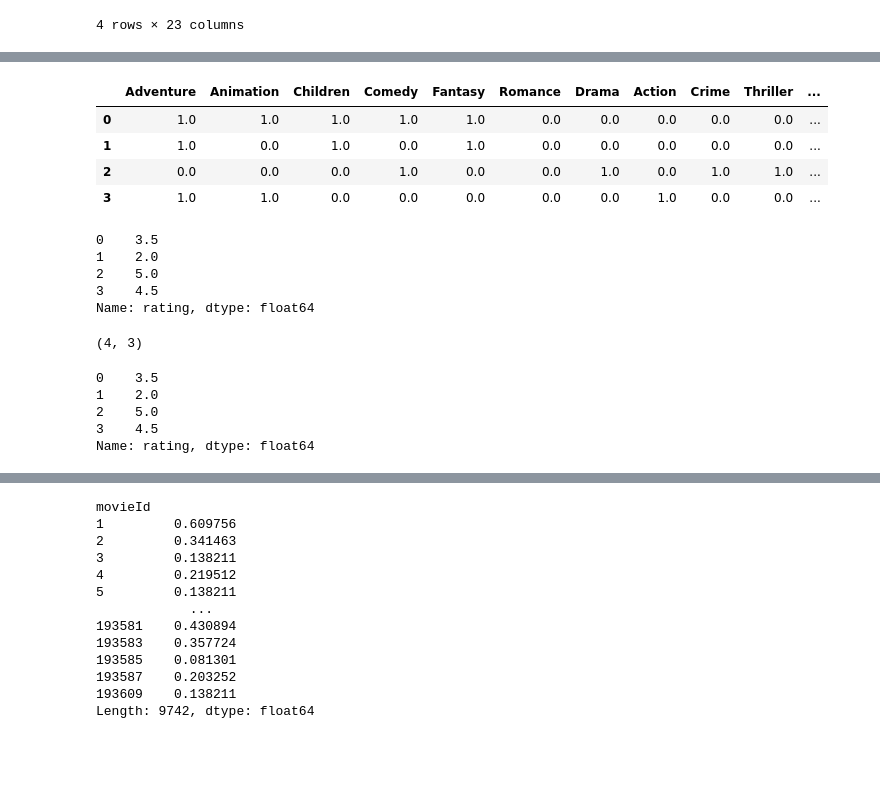
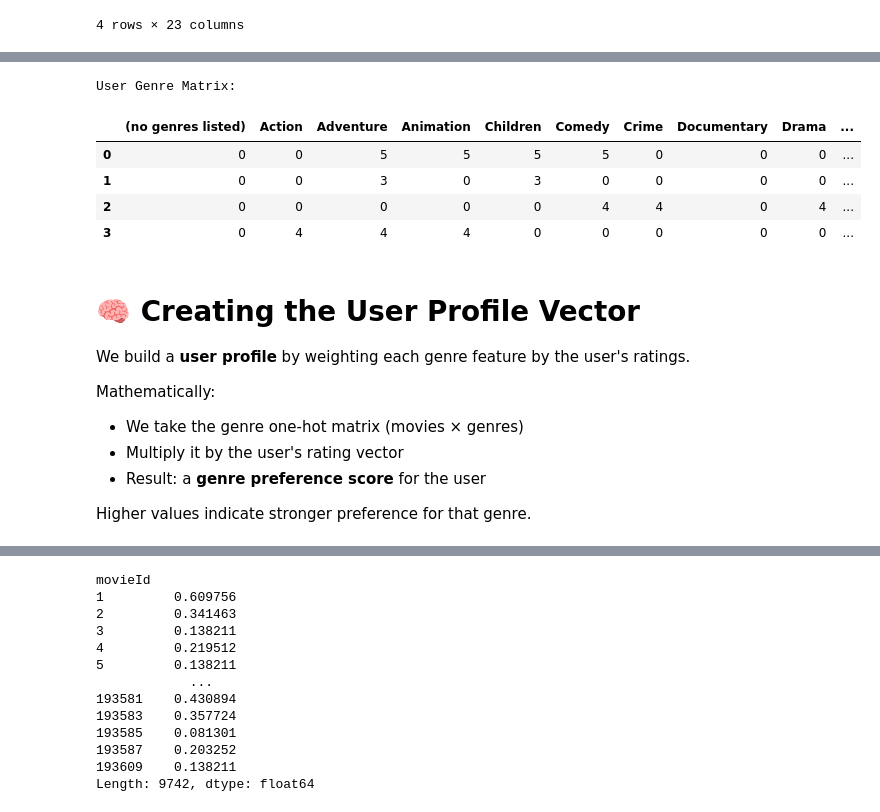
Before and after one commit to M-H-Tabatabai/IMDB-Website-Recommender-System-Project, a Jupyter notebook: recommender_sys_content_based.ipynb, the cells around one changed output, grey strips where cells are left out. Cells and saved outputs as stored; diff of their text form; code cells hidden in the pictures; blank space fills up the shorter version.

```diff
--- a/recommender_sys_content_based.ipynb
+++ b/recommender_sys_content_based.ipynb
@@ -364,31 +377,25 @@ display(user_movies)
 # %%
-user_genre_table = usermovies.drop(columns=['movieId', 'genres', 'year', 'title'])
+# Remove non-genre columns
+user_genre_table = user_movies.drop(columns=["movieId", "title", "year"])
+
+print("User Genre Matrix:")
+display(user_genre_table)
+# %% [output]
+User Genre Matrix:
+|  | (no genres listed) | Action | Adventure | Animation | Children | Comedy | Crime | Documentary | Drama | ... |
+| 0 | 0 | 0 | 5 | 5 | 5 | 5 | 0 | 0 | 0 | ... |
+| 1 | 0 | 0 | 3 | 0 | 3 | 0 | 0 | 0 | 0 | ... |
+| 2 | 0 | 0 | 0 | 0 | 0 | 4 | 4 | 0 | 4 | ... |
+| 3 | 0 | 4 | 4 | 4 | 0 | 0 | 0 | 0 | 0 | ... |
-# %%
-user_genre_table
-# %% [output]
-|  | Adventure | Animation | Children | Comedy | Fantasy | Romance | Drama | Action | Crime | Thriller | ... |
-| 0 | 1.0 | 1.0 | 1.0 | 1.0 | 1.0 | 0.0 | 0.0 | 0.0 | 0.0 | 0.0 | ... |
-| 1 | 1.0 | 0.0 | 1.0 | 0.0 | 1.0 | 0.0 | 0.0 | 0.0 | 0.0 | 0.0 | ... |
-| 2 | 0.0 | 0.0 | 0.0 | 1.0 | 0.0 | 0.0 | 1.0 | 0.0 | 1.0 | 1.0 | ... |
-| 3 | 1.0 | 1.0 | 0.0 | 0.0 | 0.0 | 0.0 | 0.0 | 1.0 | 0.0 | 0.0 | ... |
-# %%
-inputmovies['rating']
-# %% [output]
-0    3.5
-1    2.0
-2    5.0
-3    4.5
-Name: rating, dtype: float64
-# %%
-inputmovies.shape
-# %% [output]
-(4, 3)
-# %%
-inputmovies['rating']
-# %% [output]
-0    3.5
-1    2.0
-2    5.0
-3    4.5
-Name: rating, dtype: float64
+# %% [markdown]
+# 🧠 Creating the User Profile Vector
+
+We build a **user profile** by weighting each genre feature by the user's ratings.
+
+Mathematically:
+- We take the genre one-hot matrix (movies × genres)
+- Multiply it by the user's rating vector
+- Result: a **genre preference score** for the user
+
+Higher values indicate stronger preference for that genre.
 # %%
```
Also changed, not shown: parts of 3 cells of this notebook.
